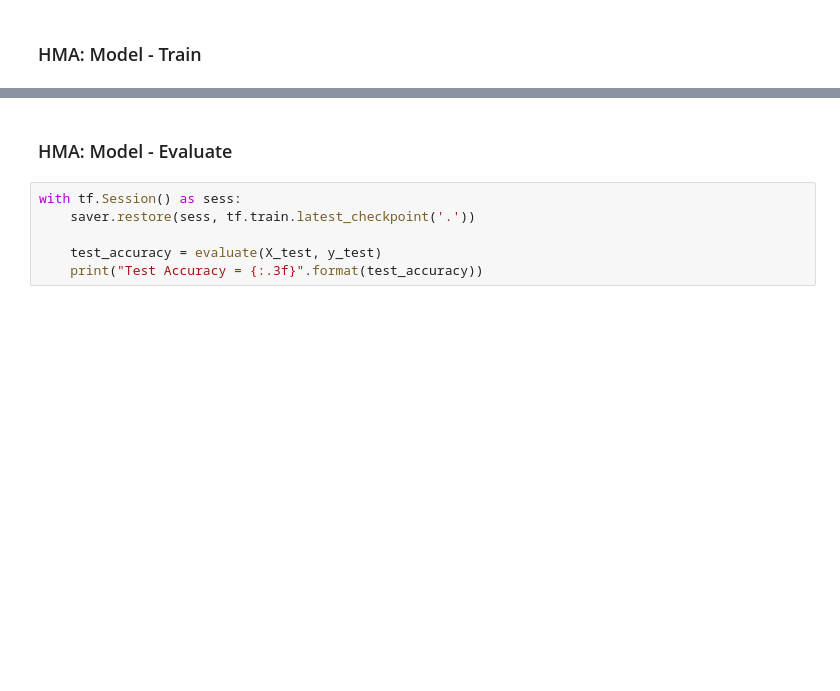
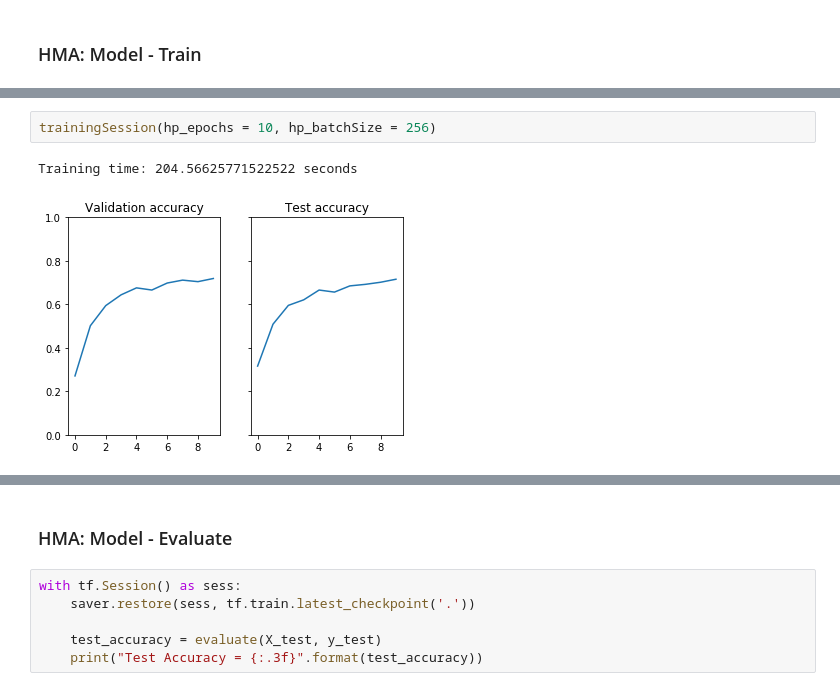
Before and after one commit to mahumberto/course-udacity-selfDrivingCarND, a Jupyter notebook: term1-computerVision-DeepLearning/06-proj-trafficSignClassifier/03-proj-trafficSignClassifier.ipynb, the cells around one changed output, grey strips where cells are left out. Cells and saved outputs as stored; diff of their text form; blank space fills up the shorter version.

```diff
--- a/term1-computerVision-DeepLearning/06-proj-trafficSignClassifier/03-proj-trafficSignClassifier.ipynb
+++ b/term1-computerVision-DeepLearning/06-proj-trafficSignClassifier/03-proj-trafficSignClassifier.ipynb
@@ -376,0 +398,5 @@ with tf.Session() as sess:
+# %%
+trainingSession(hp_epochs = 10, hp_batchSize = 256)
+# %% [output]
+Training time: 204.56625771522522 seconds
+[figure, added]
```
Also changed, not shown: parts of 11 cells of this notebook.
